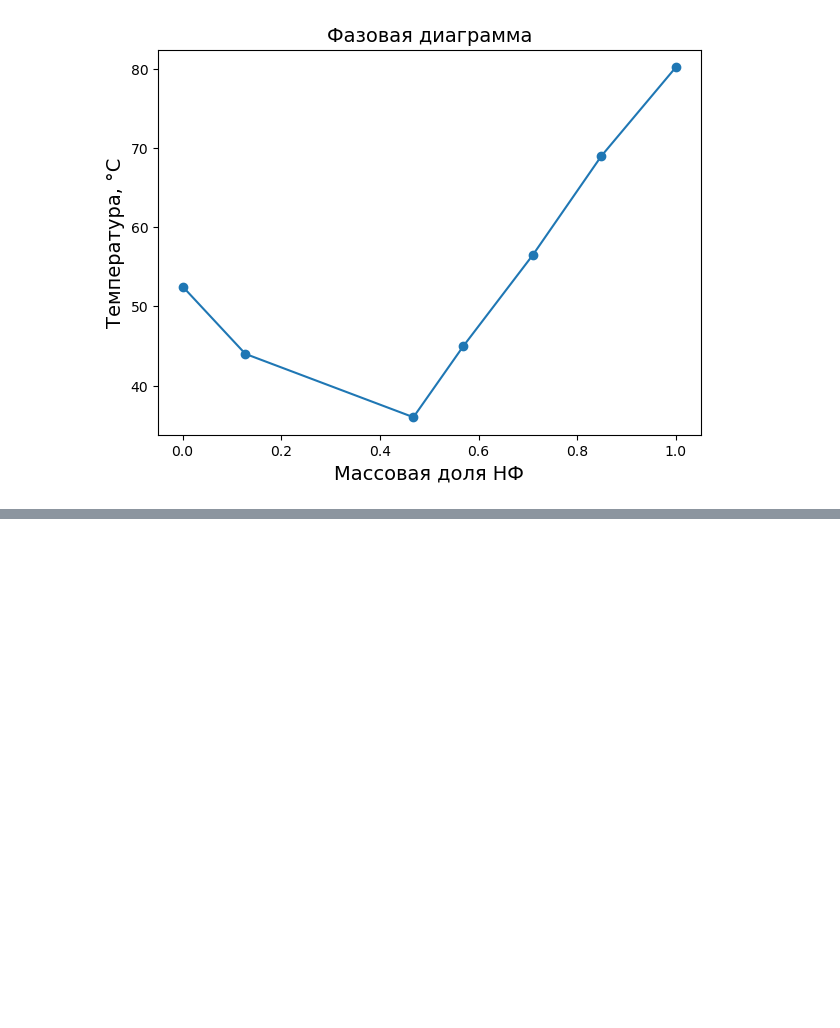
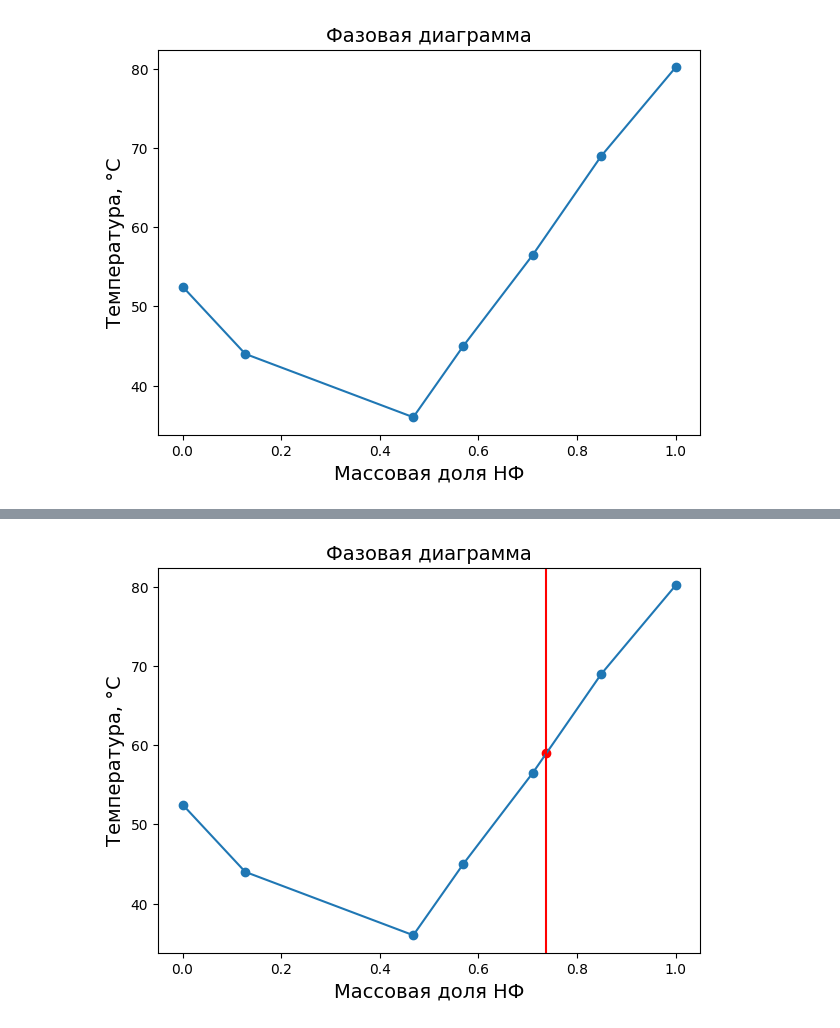
Before and after one commit to ifidontrelapse/MSUPractice, a Jupyter notebook: PhysChemPrac/нафталин/phase_diagram.ipynb, the cells around one changed output, grey strips where cells are left out. Saved outputs shown, nothing was run; the diff lists cells and outputs as text; code cells hidden in the pictures; blank space fills up the shorter version.

```diff
--- a/PhysChemPrac/нафталин/phase_diagram.ipynb
+++ b/PhysChemPrac/нафталин/phase_diagram.ipynb
@@ -42,0 +58,11 @@ plt.show()
+# %%
+# Правая ветвь
+x_eutectic_exp = df.loc[np.argmin(df["T crit. (C)"]), "mol%, НФ"]
+T_right = df.loc[(df["mol%, НФ"] >= x_eutectic_exp), "T crit. (C)"]
+x_right = df[df['mol%, НФ'] >= x_eutectic_exp]['mol%, НФ']
+
+phase_function = interp1d(T_right, x_right)
+x_control = phase_function(df.loc['control', 'T crit. (C)'])
+df.loc['control', 'mol%, НФ'] = x_control
+df.loc['control', 'm%, НФ'] = (x_control * 128.2) / (x_control * 128.2 + (1 - x_control)*169.23) * 100
+df
@@ -42,0 +79,16 @@ plt.show()
+# %%
+plt.figure(figsize=(7,5))
+plt.plot(
+    df["mol%, НФ"][-2::-1],
+    df["T crit. (C)"][-2::-1],
+    marker='o'
+)
+plt.scatter(x=df.loc['control', 'mol%, НФ'], y=df.loc['control', 'T crit. (C)'],
+            marker='o', color='red')
+plt.axvline(x=df.loc['control', 'mol%, НФ'], color='red')
+plt.title("Фазовая диаграмма", fontsize=14)
+plt.ylabel("Температура, °C", fontsize=14)
+plt.xlabel("Массовая доля НФ", fontsize=14)
+plt.show()
+# %% [output]
+[figure, added]
```
Also changed, not shown: parts of 8 cells of this notebook.
